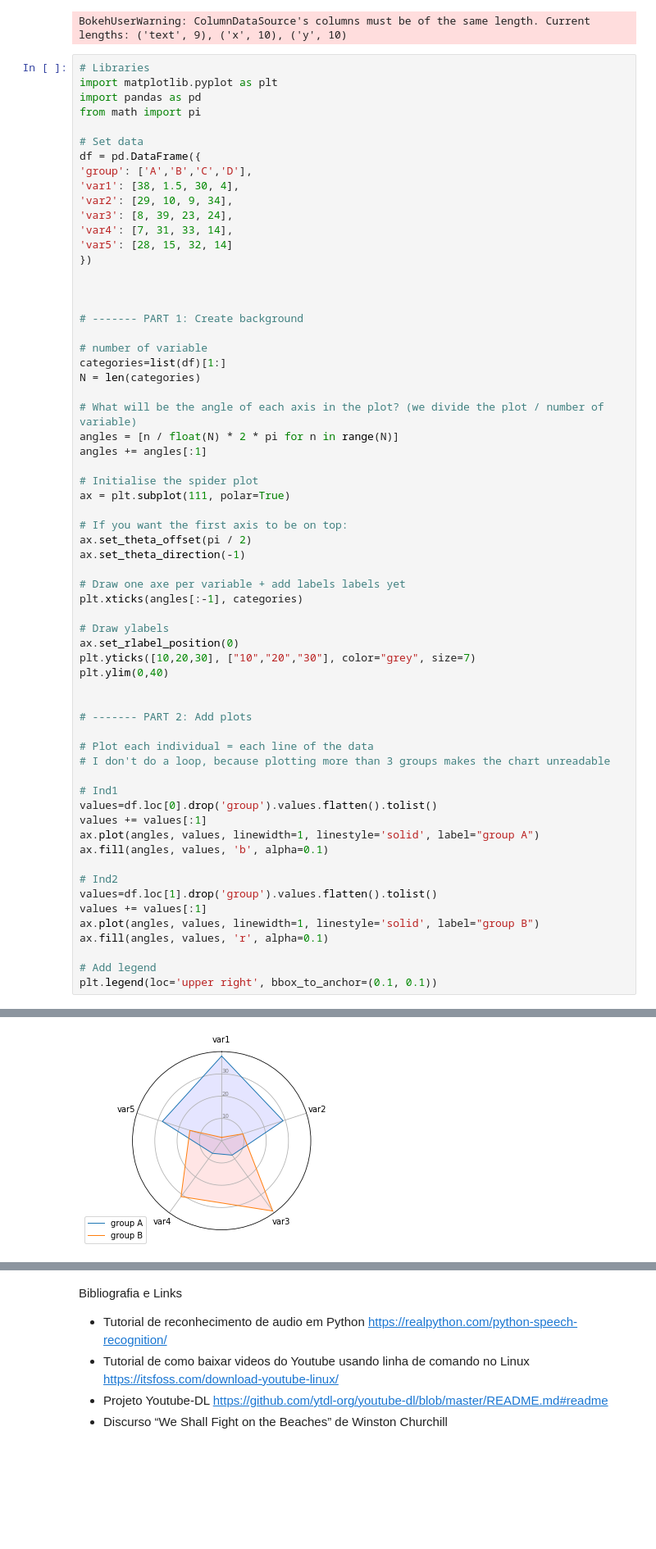
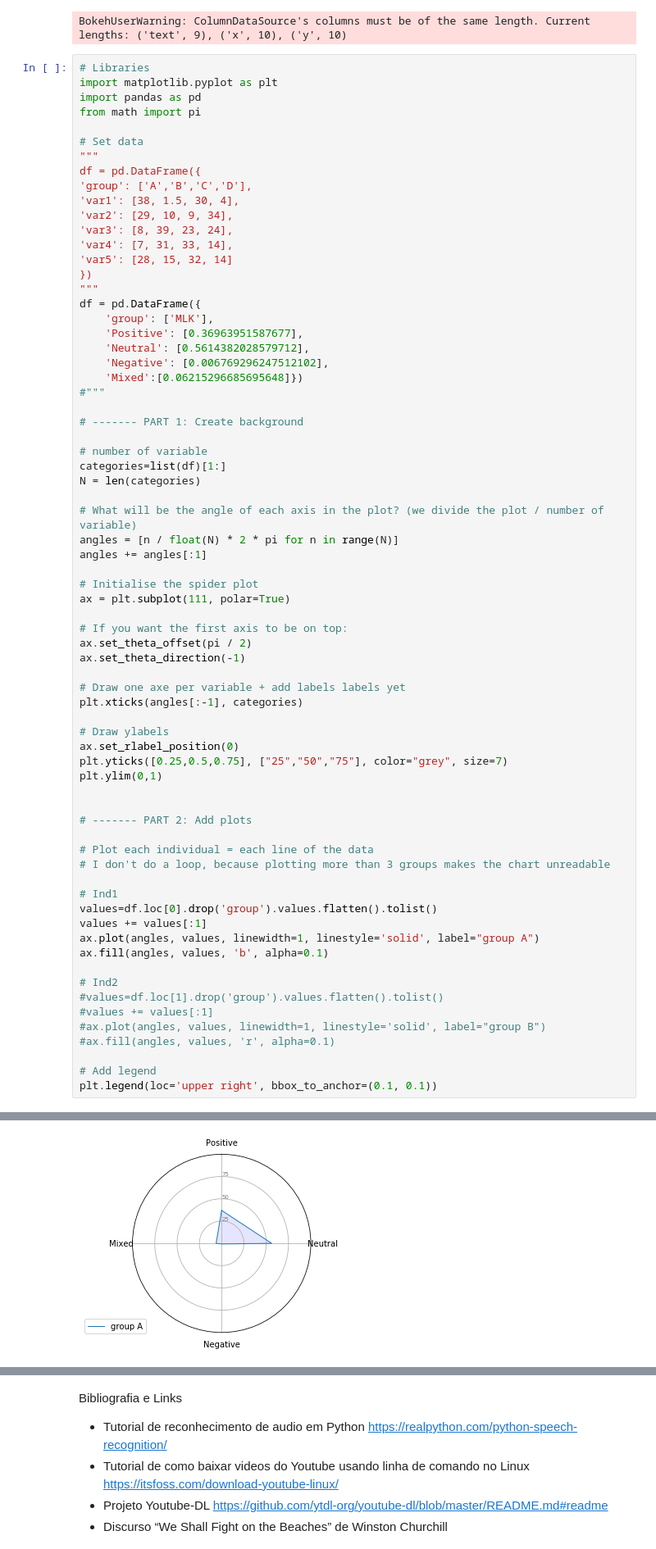
Before and after one commit to GabrielSGoncalves/nlp_aws, a Jupyter notebook: NLP_usando_AWS.ipynb, the cells around one changed output, grey strips where cells are left out. Shown at 82% size. Saved outputs shown, nothing was run; the diff lists cells and outputs as text; blank space fills up the shorter version.

```diff
--- a/NLP_usando_AWS.ipynb
+++ b/NLP_usando_AWS.ipynb
@@ -463,6 +529,7 @@ import pandas as pd
 from math import pi
 
 # Set data
+"""
 df = pd.DataFrame({
 'group': ['A','B','C','D'],
 'var1': [38, 1.5, 30, 4],
@@ -471,8 +538,14 @@ df = pd.DataFrame({
 'var4': [7, 31, 33, 14],
 'var5': [28, 15, 32, 14]
 })
-
-
+"""
+df = pd.DataFrame({
+    'group': ['MLK'],
+    'Positive': [0.36963951587677],
+    'Neutral': [0.5614382028579712],
+    'Negative': [0.006769296247512102],
+    'Mixed':[0.06215296685695648]})
+#"""
 
 # ------- PART 1: Create background
 
@@ -488,37 +561,37 @@ angles += angles[:1]
 ax = plt.subplot(111, polar=True)
 
 # If you want the first axis to be on top:
 ax.set_theta_offset(pi / 2)
 ax.set_theta_direction(-1)
 
 # Draw one axe per variable + add labels labels yet
 plt.xticks(angles[:-1], categories)
 
 # Draw ylabels
 ax.set_rlabel_position(0)
-plt.yticks([10,20,30], ["10","20","30"], color="grey", size=7)
-plt.ylim(0,40)
+plt.yticks([0.25,0.5,0.75], ["25","50","75"], color="grey", size=7)
+plt.ylim(0,1)
 
 
 # ------- PART 2: Add plots
 
 # Plot each individual = each line of the data
 # I don't do a loop, because plotting more than 3 groups makes the chart unreadable
 
 # Ind1
 values=df.loc[0].drop('group').values.flatten().tolist()
 values += values[:1]
 ax.plot(angles, values, linewidth=1, linestyle='solid', label="group A")
 ax.fill(angles, values, 'b', alpha=0.1)
 
 # Ind2
-values=df.loc[1].drop('group').values.flatten().tolist()
-values += values[:1]
-ax.plot(angles, values, linewidth=1, linestyle='solid', label="group B")
-ax.fill(angles, values, 'r', alpha=0.1)
+#values=df.loc[1].drop('group').values.flatten().tolist()
+#values += values[:1]
+#ax.plot(angles, values, linewidth=1, linestyle='solid', label="group B")
+#ax.fill(angles, values, 'r', alpha=0.1)
 
 # Add legend
 plt.legend(loc='upper right', bbox_to_anchor=(0.1, 0.1))
 # %% [output]
 <matplotlib.legend.Legend at 0x...>
-[figure, old version]
+[figure, new version]
```
Also changed, not shown: parts of 28 cells of this notebook.
